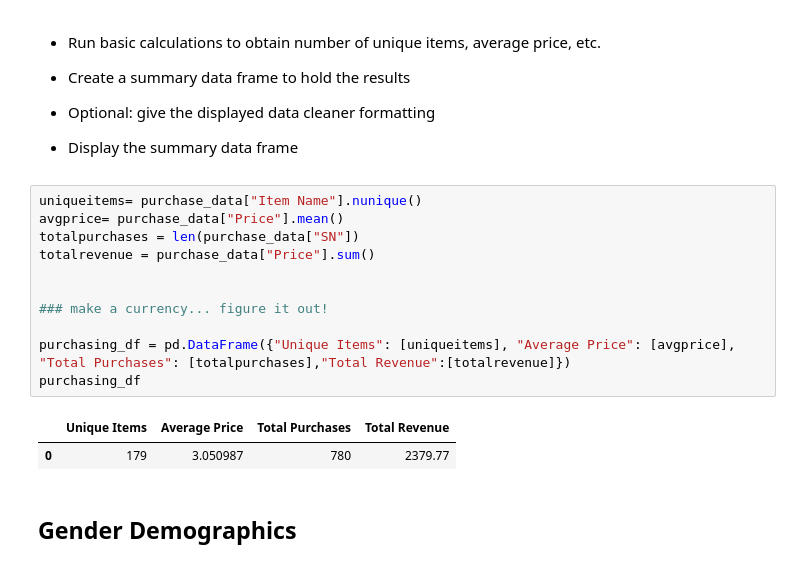
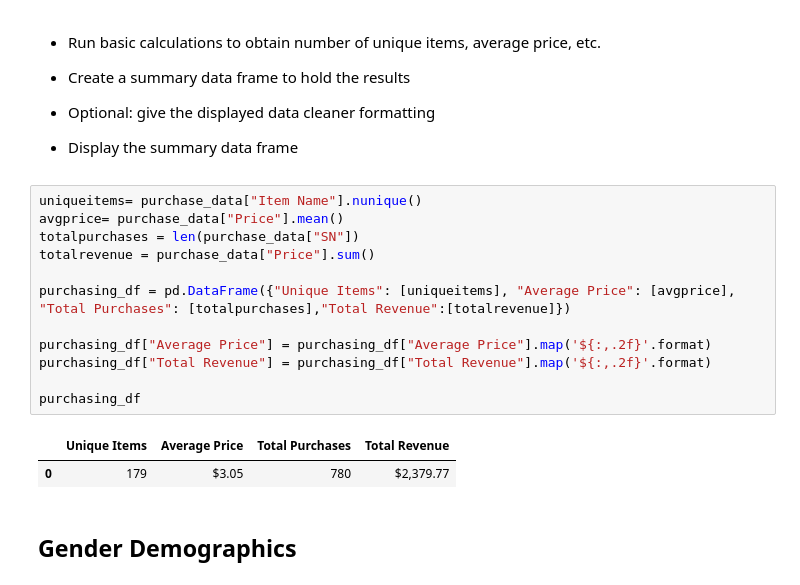
Before and after one commit to HBlockBeach/pandas_challenge, a Jupyter notebook: HeroesOfPymoli_starter.ipynb, the cells around one changed output. Saved outputs shown, nothing was run; the diff lists cells and outputs as text.

```diff
--- a/HeroesOfPymoli_starter.ipynb
+++ b/HeroesOfPymoli_starter.ipynb
@@ -49,17 +51,18 @@ totalplayers_df
 # %%
 uniqueitems= purchase_data["Item Name"].nunique()
 avgprice= purchase_data["Price"].mean()
 totalpurchases = len(purchase_data["SN"])
 totalrevenue = purchase_data["Price"].sum()
 
+purchasing_df = pd.DataFrame({"Unique Items": [uniqueitems], "Average Price": [avgprice], "Total Purchases": [totalpurchases],"Total Revenue":[totalrevenue]})
 
-### make a currency... figure it out!
+purchasing_df["Average Price"] = purchasing_df["Average Price"].map('${:,.2f}'.format)
+purchasing_df["Total Revenue"] = purchasing_df["Total Revenue"].map('${:,.2f}'.format)
 
-purchasing_df = pd.DataFrame({"Unique Items": [uniqueitems], "Average Price": [avgprice], "Total Purchases": [totalpurchases],"Total Revenue":[totalrevenue]})
 purchasing_df
 # %% [output]
 |  | Unique Items | Average Price | Total Purchases | Total Revenue |
-| 0 | 179 | 3.050987 | 780 | 2379.77 |
+| 0 | 179 | $3.05 | 780 | $2,379.77 |
 # %% [markdown]
 ## Gender Demographics
 # %% [markdown]
```
Also changed, not shown: parts of 19 cells of this notebook.
